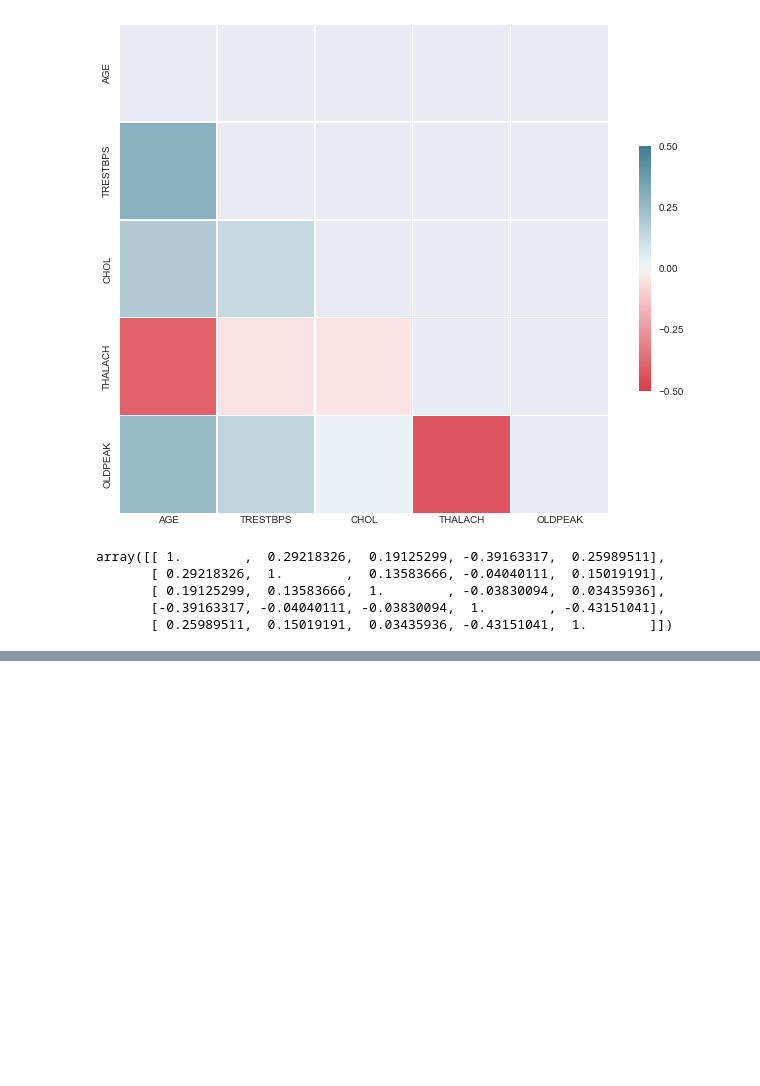
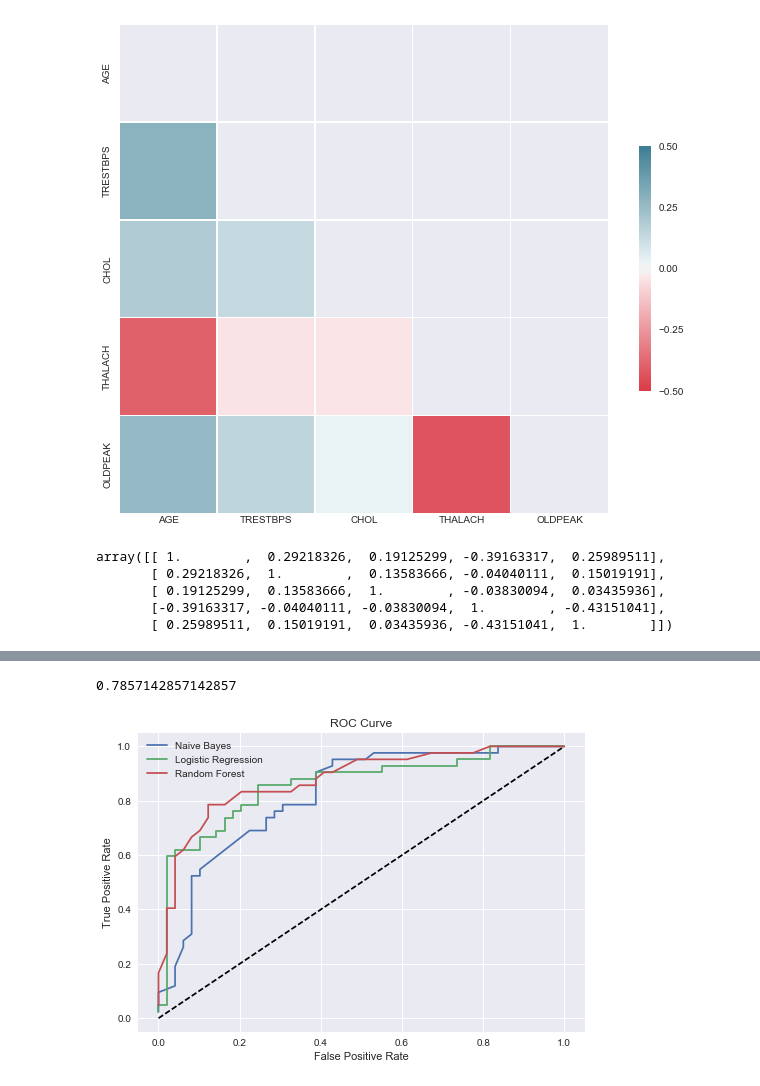
Before and after one commit to blubeck7/heart_disease, a Jupyter notebook: heart_disease.ipynb, the cells around one changed output, grey strips where cells are left out. Drawn from its saved outputs; the diff is of its cells as text; code cells hidden in the pictures; blank space fills up the shorter version.

```diff
--- a/heart_disease.ipynb
+++ b/heart_disease.ipynb
@@ -745,0 +838,32 @@ MultinomialNB(alpha=1.0, class_prior=None, fit_prior=True)
+# %%
+#final random forest model
+clf_rf = RandomForestClassifier(n_estimators = 40, max_features = 2)
+clf_rf.fit(X_train, y_train)
+
+#evaluation metrics
+model = "RFCLF_TRAIN"
+y_pred = clf_rf.predict(X_train)
+y_score = clf_rf.predict_proba(X_train)[:,1] #prob that HD = 1
+
+acc = metrics.accuracy_score(y_train,y_pred)
+pre = metrics.precision_score(y_train,y_pred) #P(HD=1|PRED=1)
+rec = metrics.recall_score(y_train,y_pred) #P(PRED=1|HD=1)
+fsc = metrics.f1_score(y_train,y_pred)
+auc = metrics.roc_auc_score(y_train, y_score)
+eval_metrics = eval_metrics.append({"MODEL": model, "ACCURACY": acc, "PRECISION": pre,
+                                    "RECALL": rec, "FSCORE": fsc, "AUC": auc}, ignore_index = True)
+
+model = "RFCLF_TEST"
+y_pred = clf_rf.predict(X_test)
+y_score = clf_rf.predict_proba(X_test)[:,1] #prob that HD = 1
+
+acc = metrics.accuracy_score(y_test,y_pred)
+pre = metrics.precision_score(y_test,y_pred) #P(HD=1|PRED=1)
+rec = metrics.recall_score(y_test,y_pred) #P(PRED=1|HD=1)
+fsc = metrics.f1_score(y_test,y_pred)
+auc = metrics.roc_auc_score(y_test, y_score)
+eval_metrics = eval_metrics.append({"MODEL": model, "ACCURACY": acc, "PRECISION": pre,
+                                    "RECALL": rec, "FSCORE": fsc, "AUC": auc}, ignore_index = True)
+
+#tpr and fpr for ROC curve
+fpr_rf, tpr_rf, _ = metrics.roc_curve(y_test, y_score, pos_label=1, drop_intermediate=False)
@@ -745,0 +880,17 @@ MultinomialNB(alpha=1.0, class_prior=None, fit_prior=True)
+# %%
+tpr_rf[17]
+# %% [output]
+0.7857142857142857
+# %%
+fig, ax = plt.subplots()
+ax.plot([0, 1], [0, 1], 'k--')
+ax.plot(fpr_nb, tpr_nb, label="Naive Bayes")
+ax.plot(fpr_logit,tpr_logit, label="Logistic Regression")
+ax.plot(fpr_rf,tpr_rf, label="Random Forest")
+ax.set_xlabel("False Positive Rate")
+ax.set_ylabel("True Positive Rate")
+ax.legend()
+plt.title("ROC Curve")
+plt.show()
+# %% [output]
+[figure, added]
```
Also changed, not shown: parts of 51 cells of this notebook, 2 other files.
